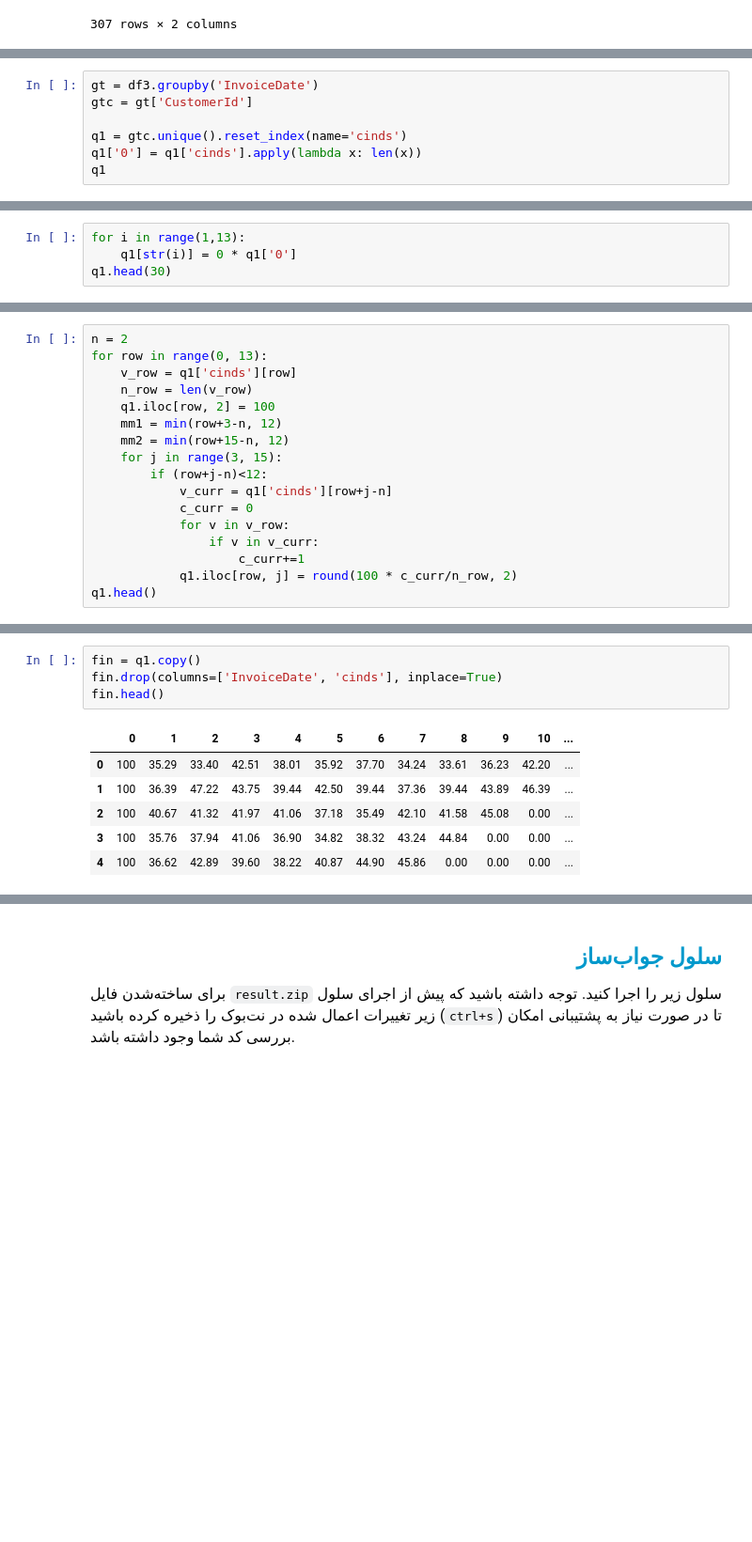
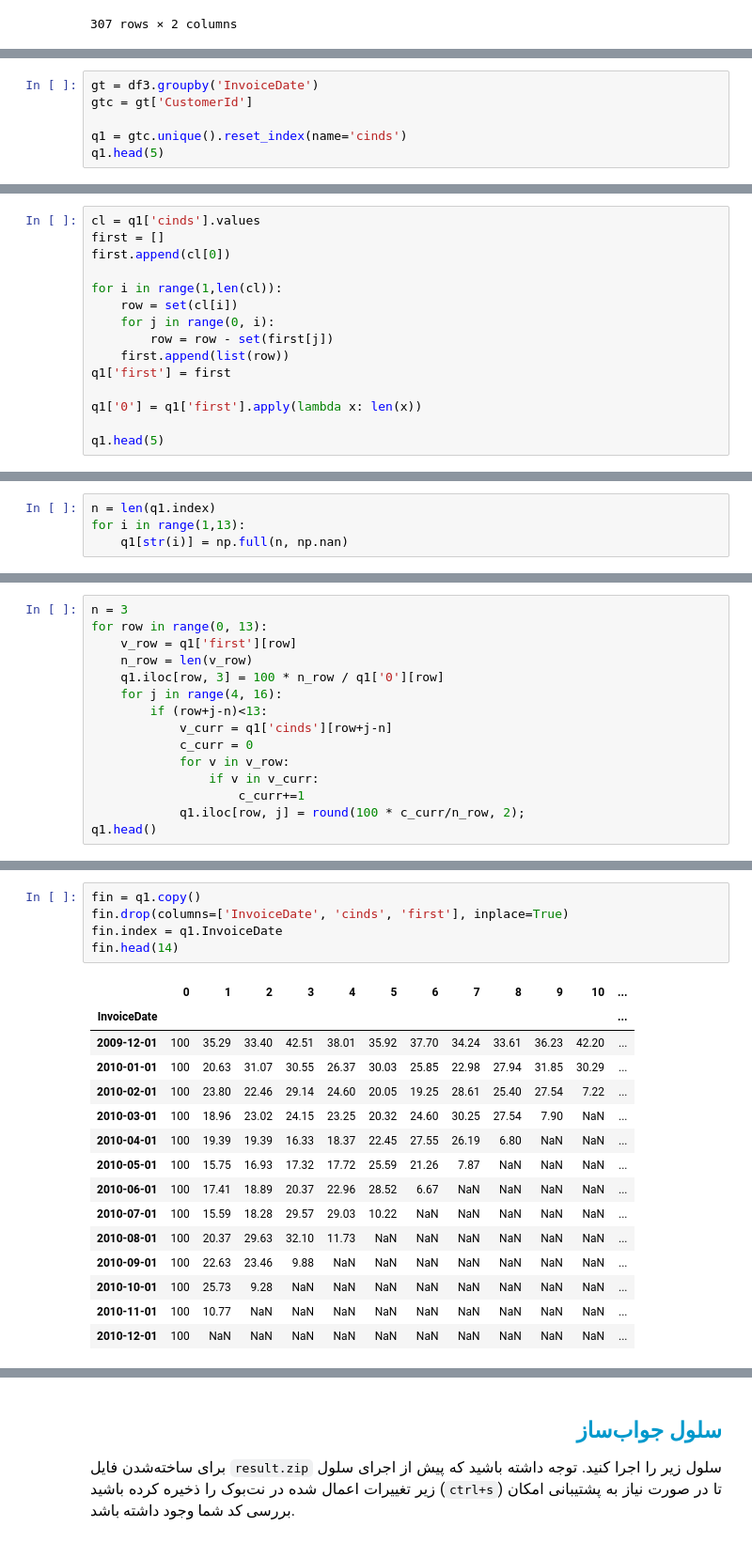
Before and after one commit to MortezaHagh/da-py, a Jupyter notebook: 70-final_project_5_retention_rate/final_project_5_retention_rate.ipynb, the cells around one changed output, grey strips where cells are left out. Shown at 94% size. Drawn from its saved outputs; the diff is of its cells as text; blank space fills up the shorter version.

```diff
--- a/70-final_project_5_retention_rate/final_project_5_retention_rate.ipynb
+++ b/70-final_project_5_retention_rate/final_project_5_retention_rate.ipynb
@@ -111,6 +111,5 @@ gt = df3.groupby('InvoiceDate')
 gtc = gt['CustomerId']
 
 q1 = gtc.unique().reset_index(name='cinds')
-q1['0'] = q1['cinds'].apply(lambda x: len(x))
-q1
+q1.head(5)
 # %% [output]
@@ -130,0 +122,15 @@ q1
+# %%
+cl = q1['cinds'].values
+first = []
+first.append(cl[0])
+
+for i in range(1,len(cl)):
+    row = set(cl[i])
+    for j in range(0, i):
+        row = row - set(first[j])
+    first.append(list(row))
+q1['first'] = first
+
+q1['0'] = q1['first'].apply(lambda x: len(x))
+
+q1.head(5)
@@ -131,5 +144,5 @@ q1
 # %%
+n = len(q1.index)
 for i in range(1,13):
-    q1[str(i)] = 0 * q1['0']
-q1.head(30)
+    q1[str(i)] = np.full(n, np.nan)
 # %% [output]
@@ -150,18 +155,16 @@ q1.head(30)
 # %%
-n = 2
+n = 3
 for row in range(0, 13):
-    v_row = q1['cinds'][row]
+    v_row = q1['first'][row]
     n_row = len(v_row)
-    q1.iloc[row, 2] = 100
-    mm1 = min(row+3-n, 12)
-    mm2 = min(row+15-n, 12)
-    for j in range(3, 15):
-        if (row+j-n)<12:
+    q1.iloc[row, 3] = 100 * n_row / q1['0'][row]
+    for j in range(4, 16):
+        if (row+j-n)<13:
             v_curr = q1['cinds'][row+j-n]
             c_curr = 0
             for v in v_row:
                 if v in v_curr:
                     c_curr+=1
-            q1.iloc[row, j] = round(100 * c_curr/n_row, 2)
+            q1.iloc[row, j] = round(100 * c_curr/n_row, 2);
 q1.head()
 # %% [output]
@@ -187,14 +177,24 @@ q1.head()
 # %%
 fin = q1.copy()
-fin.drop(columns=['InvoiceDate', 'cinds'], inplace=True)
-fin.head()
+fin.drop(columns=['InvoiceDate', 'cinds', 'first'], inplace=True)
+fin.index = q1.InvoiceDate
+fin.head(14)
 # %% [output]
 |  | 0 | 1 | 2 | 3 | 4 | 5 | 6 | 7 | 8 | 9 | 10 | ... |
-| 0 | 100 | 35.29 | 33.40 | 42.51 | 38.01 | 35.92 | 37.70 | 34.24 | 33.61 | 36.23 | 42.20 | ... |
-| 1 | 100 | 36.39 | 47.22 | 43.75 | 39.44 | 42.50 | 39.44 | 37.36 | 39.44 | 43.89 | 46.39 | ... |
-| 2 | 100 | 40.67 | 41.32 | 41.97 | 41.06 | 37.18 | 35.49 | 42.10 | 41.58 | 45.08 | 0.00 | ... |
-| 3 | 100 | 35.76 | 37.94 | 41.06 | 36.90 | 34.82 | 38.32 | 43.24 | 44.84 | 0.00 | 0.00 | ... |
-| 4 | 100 | 36.62 | 42.89 | 39.60 | 38.22 | 40.87 | 44.90 | 45.86 | 0.00 | 0.00 | 0.00 | ... |
+| InvoiceDate |  |  |  |  |  |  |  |  |  |  |  | ... |
+| 2009-12-01 | 100 | 35.29 | 33.40 | 42.51 | 38.01 | 35.92 | 37.70 | 34.24 | 33.61 | 36.23 | 42.20 | ... |
+| 2010-01-01 | 100 | 20.63 | 31.07 | 30.55 | 26.37 | 30.03 | 25.85 | 22.98 | 27.94 | 31.85 | 30.29 | ... |
+| 2010-02-01 | 100 | 23.80 | 22.46 | 29.14 | 24.60 | 20.05 | 19.25 | 28.61 | 25.40 | 27.54 | 7.22 | ... |
+| 2010-03-01 | 100 | 18.96 | 23.02 | 24.15 | 23.25 | 20.32 | 24.60 | 30.25 | 27.54 | 7.90 | NaN | ... |
+| 2010-04-01 | 100 | 19.39 | 19.39 | 16.33 | 18.37 | 22.45 | 27.55 | 26.19 | 6.80 | NaN | NaN | ... |
+| 2010-05-01 | 100 | 15.75 | 16.93 | 17.32 | 17.72 | 25.59 | 21.26 | 7.87 | NaN | NaN | NaN | ... |
+| 2010-06-01 | 100 | 17.41 | 18.89 | 20.37 | 22.96 | 28.52 | 6.67 | NaN | NaN | NaN | NaN | ... |
+| 2010-07-01 | 100 | 15.59 | 18.28 | 29.57 | 29.03 | 10.22 | NaN | NaN | NaN | NaN | NaN | ... |
+| 2010-08-01 | 100 | 20.37 | 29.63 | 32.10 | 11.73 | NaN | NaN | NaN | NaN | NaN | NaN | ... |
+| 2010-09-01 | 100 | 22.63 | 23.46 | 9.88 | NaN | NaN | NaN | NaN | NaN | NaN | NaN | ... |
+| 2010-10-01 | 100 | 25.73 | 9.28 | NaN | NaN | NaN | NaN | NaN | NaN | NaN | NaN | ... |
+| 2010-11-01 | 100 | 10.77 | NaN | NaN | NaN | NaN | NaN | NaN | NaN | NaN | NaN | ... |
+| 2010-12-01 | 100 | NaN | NaN | NaN | NaN | NaN | NaN | NaN | NaN | NaN | NaN | ... |
 # %% [markdown]
 <h2 align=right style="line-height:200%;font-family:vazir;color:#0099cc">
 <font face="vazir" color="#0099cc">
```
Also changed, not shown: parts of 7 cells of this notebook, 4 other files.
